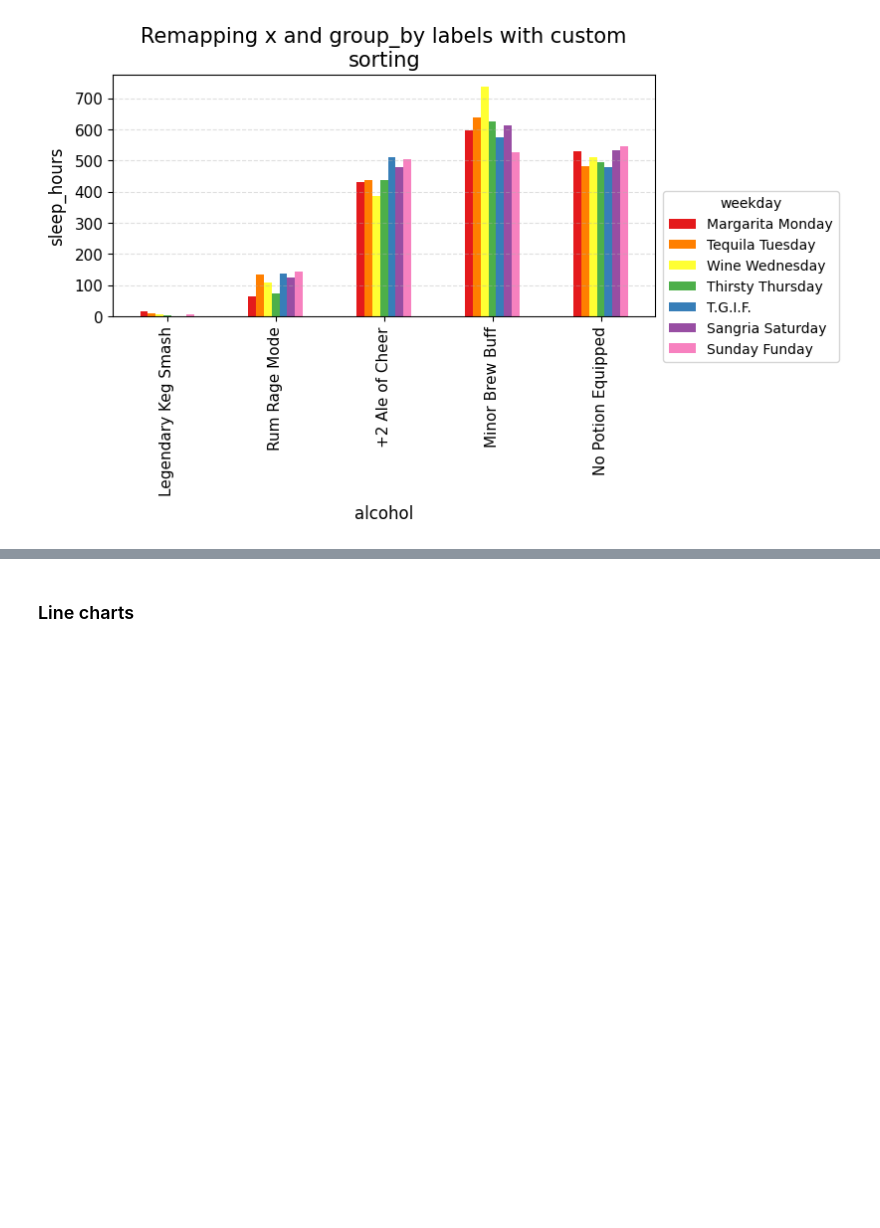
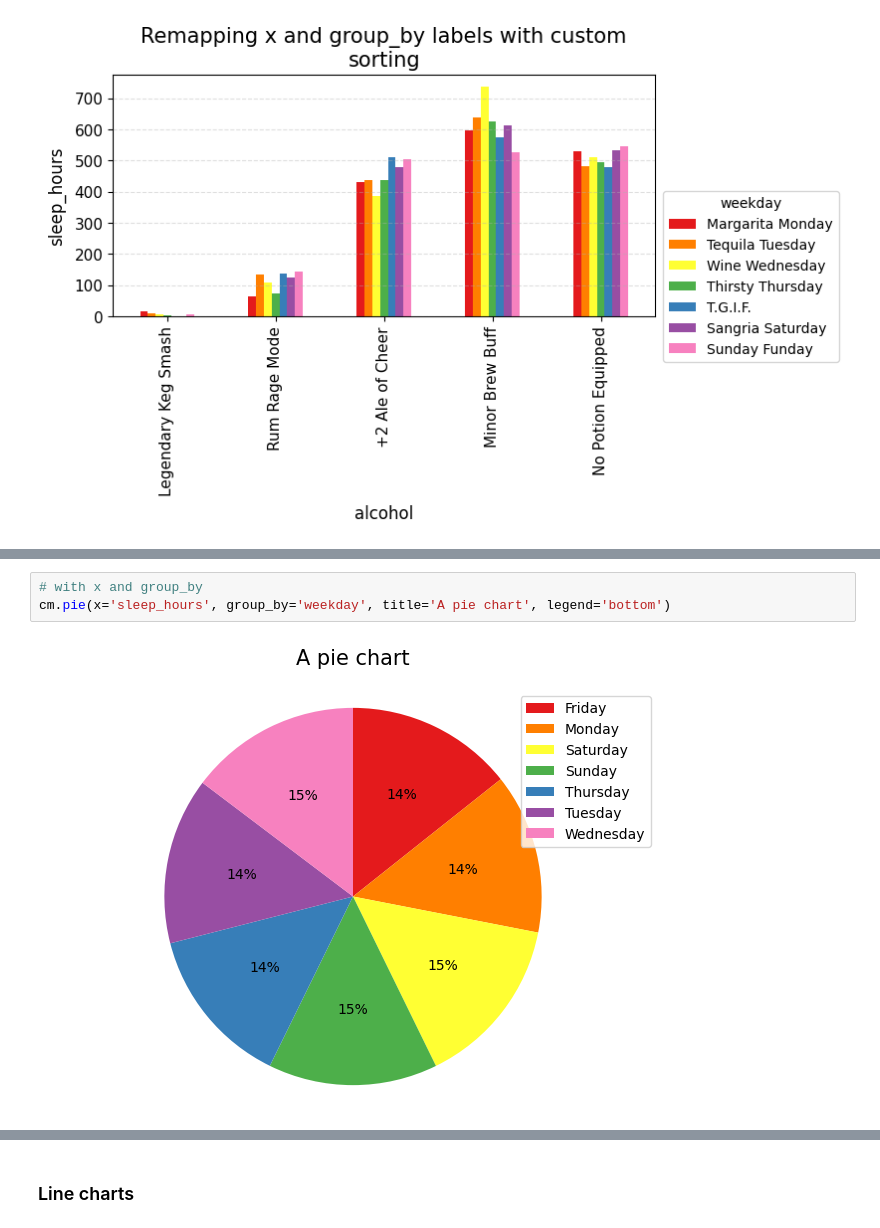
Before and after one commit to alextgould/lazychart, a Jupyter notebook: examples/demo_usage.ipynb, the cells around one changed output, grey strips where cells are left out. Saved outputs shown, nothing was run; the diff lists cells and outputs as text; blank space fills up the shorter version.

```diff
--- a/examples/demo_usage.ipynb
+++ b/examples/demo_usage.ipynb
@@ -350,0 +366,5 @@ Ignoring fixed x limits to fulfill fixed data aspect with adjustable data limits
+# %%
+# with x and group_by
+cm.pie(x='sleep_hours', group_by='weekday', title='A pie chart', legend='bottom')
+# %% [output]
+[figure, added]
```
Also changed, not shown: parts of 19 cells of this notebook, 2 other files.
